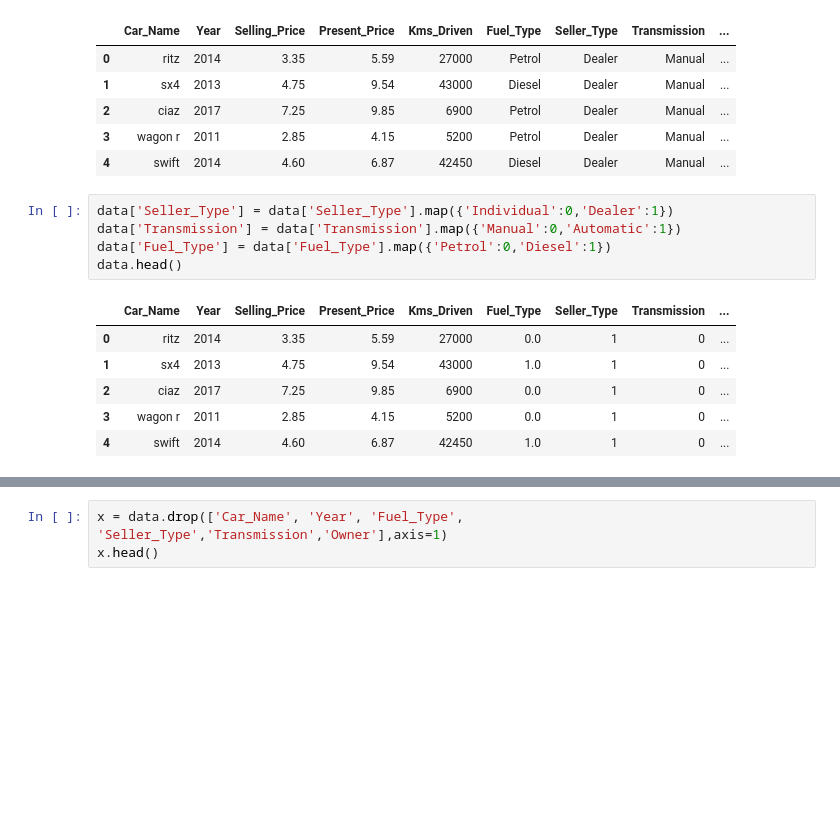
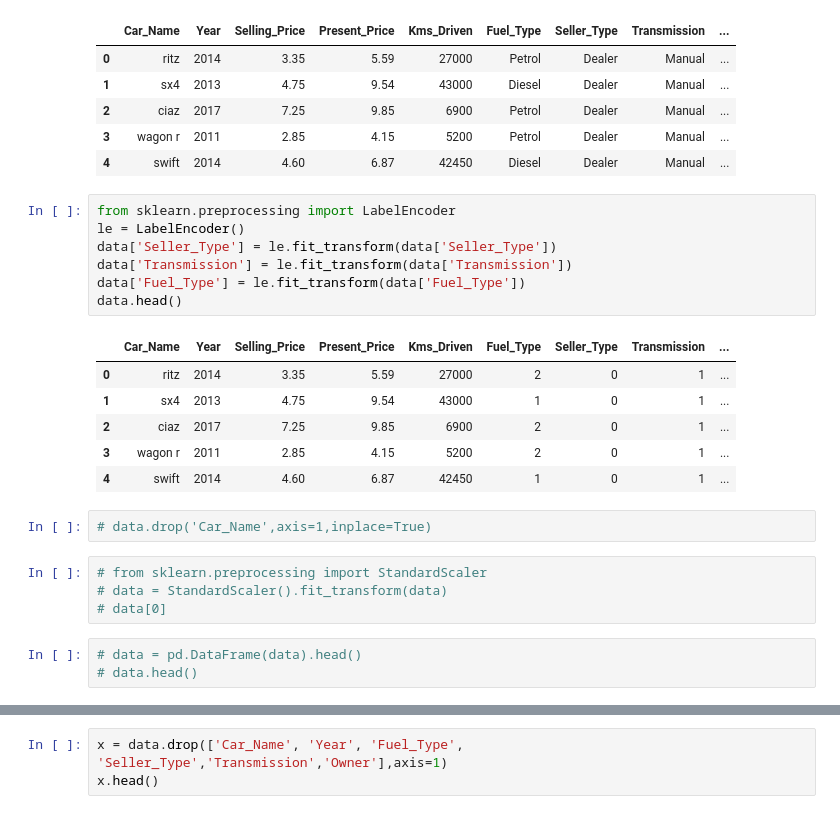
Before and after one commit to aditya-kumar-129/ML, a Jupyter notebook: SEE/MultipleLinearRegression/prg2.ipynb, the cells around one changed output, grey strips where cells are left out. Saved outputs shown, nothing was run; the diff lists cells and outputs as text; blank space fills up the shorter version.

```diff
--- a/SEE/MultipleLinearRegression/prg2.ipynb
+++ b/SEE/MultipleLinearRegression/prg2.ipynb
@@ -11,18 +11,29 @@ data.head()
 | 2 | ciaz | 2017 | 7.25 | 9.85 | 6900 | Petrol | Dealer | Manual | ... |
 | 3 | wagon r | 2011 | 2.85 | 4.15 | 5200 | Petrol | Dealer | Manual | ... |
 | 4 | swift | 2014 | 4.60 | 6.87 | 42450 | Diesel | Dealer | Manual | ... |
-# %%
-data['Seller_Type'] = data['Seller_Type'].map({'Individual':0,'Dealer':1})
-data['Transmission'] = data['Transmission'].map({'Manual':0,'Automatic':1})
-data['Fuel_Type'] = data['Fuel_Type'].map({'Petrol':0,'Diesel':1})
-data.head()
-# %% [output]
-|  | Car_Name | Year | Selling_Price | Present_Price | Kms_Driven | Fuel_Type | Seller_Type | Transmission | ... |
-| 0 | ritz | 2014 | 3.35 | 5.59 | 27000 | 0.0 | 1 | 0 | ... |
-| 1 | sx4 | 2013 | 4.75 | 9.54 | 43000 | 1.0 | 1 | 0 | ... |
-| 2 | ciaz | 2017 | 7.25 | 9.85 | 6900 | 0.0 | 1 | 0 | ... |
-| 3 | wagon r | 2011 | 2.85 | 4.15 | 5200 | 0.0 | 1 | 0 | ... |
-| 4 | swift | 2014 | 4.60 | 6.87 | 42450 | 1.0 | 1 | 0 | ... |
+# %%
+from sklearn.preprocessing import LabelEncoder
+le = LabelEncoder()
+data['Seller_Type'] = le.fit_transform(data['Seller_Type'])
+data['Transmission'] = le.fit_transform(data['Transmission'])
+data['Fuel_Type'] = le.fit_transform(data['Fuel_Type'])
+data.head()
+# %% [output]
+|  | Car_Name | Year | Selling_Price | Present_Price | Kms_Driven | Fuel_Type | Seller_Type | Transmission | ... |
+| 0 | ritz | 2014 | 3.35 | 5.59 | 27000 | 2 | 0 | 1 | ... |
+| 1 | sx4 | 2013 | 4.75 | 9.54 | 43000 | 1 | 0 | 1 | ... |
+| 2 | ciaz | 2017 | 7.25 | 9.85 | 6900 | 2 | 0 | 1 | ... |
+| 3 | wagon r | 2011 | 2.85 | 4.15 | 5200 | 2 | 0 | 1 | ... |
+| 4 | swift | 2014 | 4.60 | 6.87 | 42450 | 1 | 0 | 1 | ... |
+# %%
+# data.drop('Car_Name',axis=1,inplace=True)
+# %%
+# from sklearn.preprocessing import StandardScaler
+# data = StandardScaler().fit_transform(data)
+# data[0]
+# %%
+# data = pd.DataFrame(data).head()
+# data.head()
 # %%
 import seaborn as sns
 sns.pairplot(data,x_vars=['Selling_Price','Present_Price','Kms_Driven'],y_vars='Fuel_Type',height=5)
```
Also changed, not shown: parts of 6 cells of this notebook, 9 other files.
